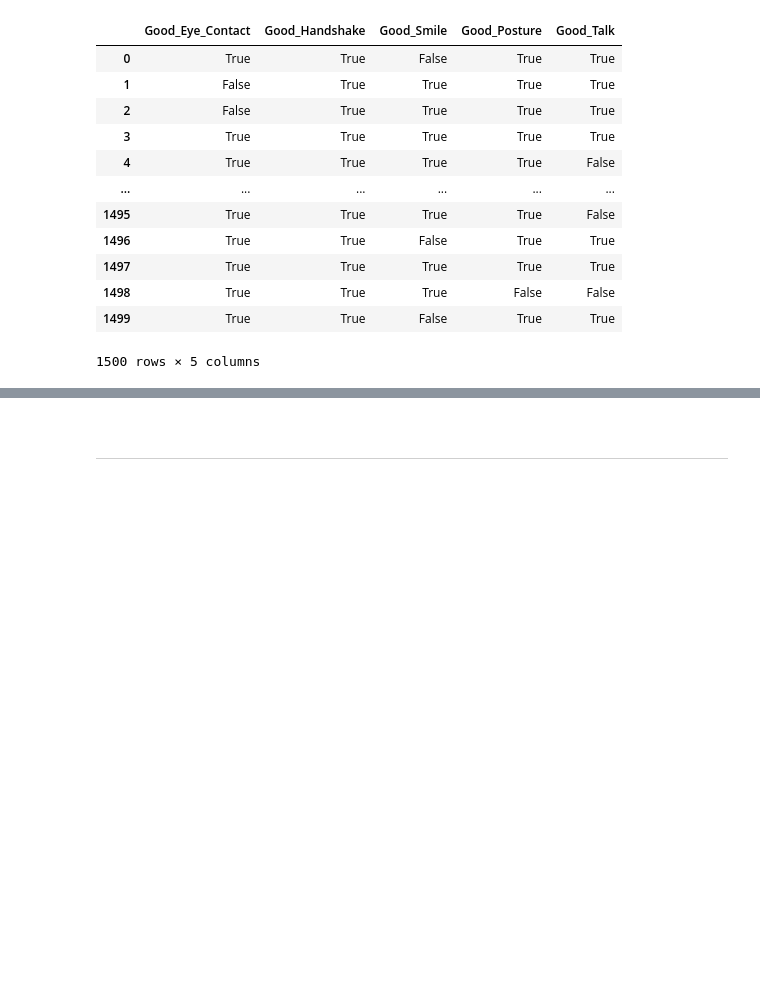
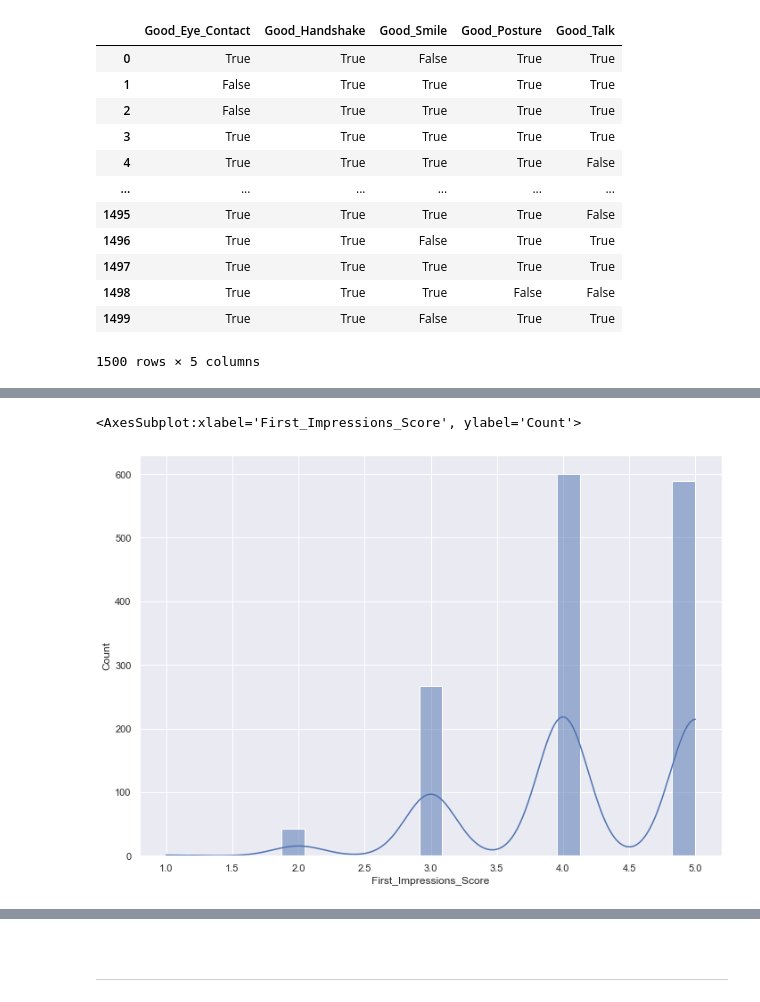
Before and after one commit to Deego88/Programming_for_Data_Analysis_Project_2020, a Jupyter notebook: Programming_for_Data_Analysis_Project_2020.ipynb, the cells around one changed output, grey strips where cells are left out. Cells and saved outputs as stored; diff of their text form; code cells hidden in the pictures; blank space fills up the shorter version.

```diff
--- a/Programming_for_Data_Analysis_Project_2020.ipynb
+++ b/Programming_for_Data_Analysis_Project_2020.ipynb
@@ -885,0 +900,6 @@ df_Names[["Names", "Good_Eye_Contact","Good_Handshake", "Good_Smile", "Good_Post
+# %%
+# Visualise First_Impression_Scores
+sns.histplot(data=df_Names["First_Impressions_Score"], kde=True)
+# %% [output]
+<AxesSubplot:xlabel='First_Impressions_Score', ylabel='Count'>
+[figure, added]
```
Also changed, not shown: parts of 43 cells of this notebook.
